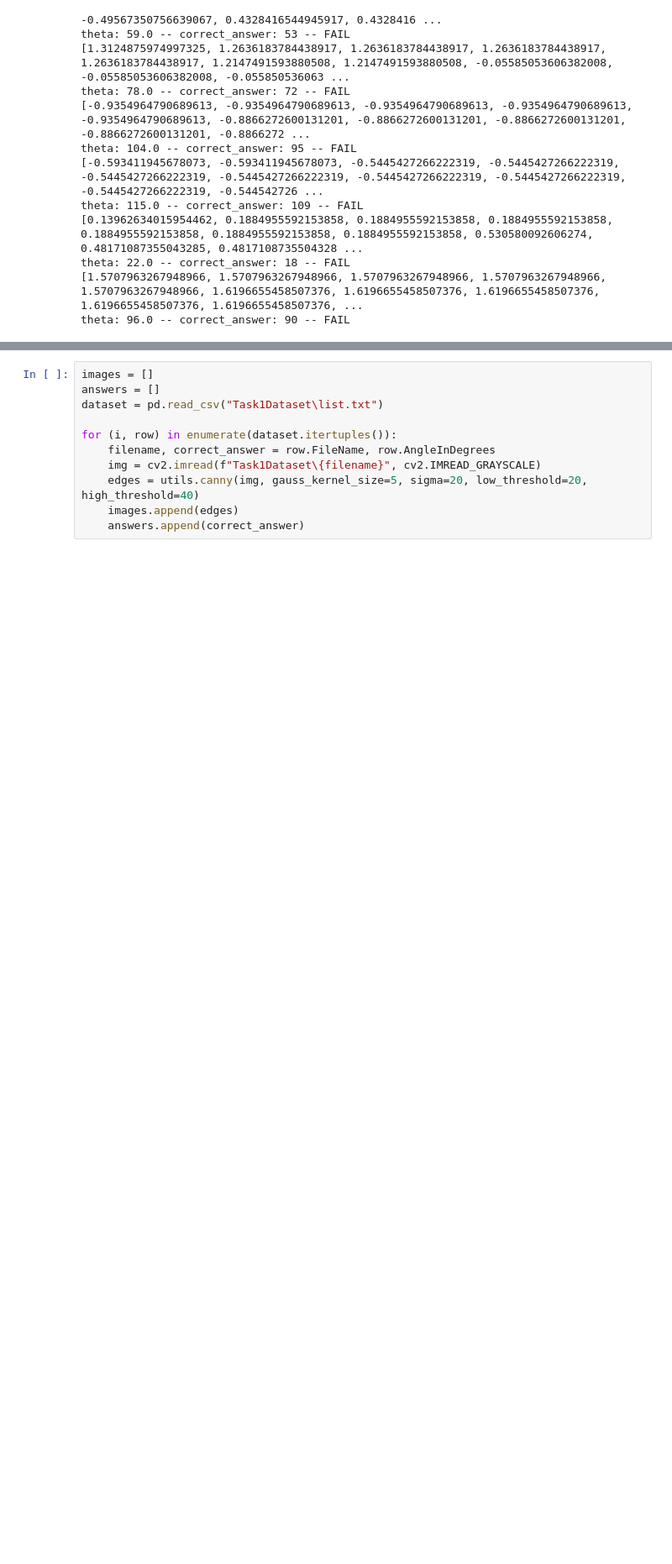
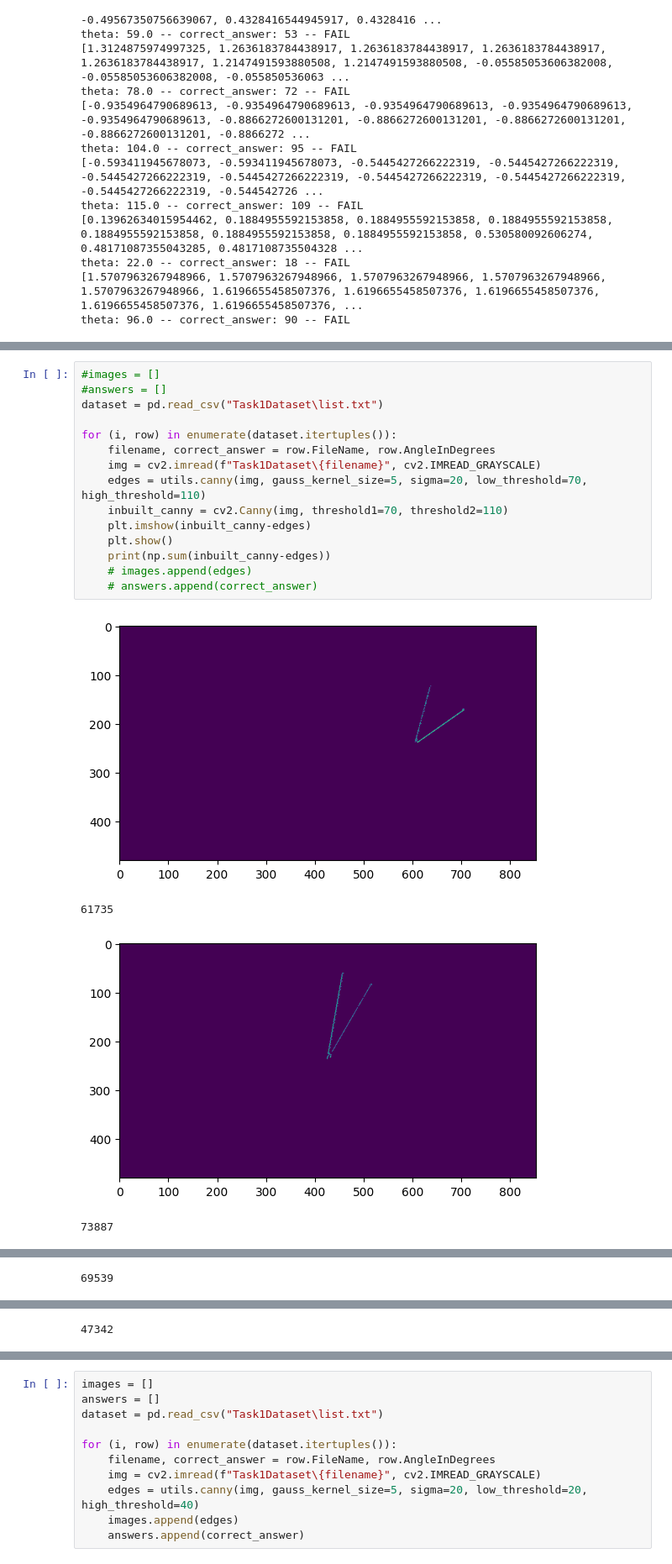
Before and after one commit to coeus-uk/computer-vision, a Jupyter notebook: Task1.ipynb, the cells around one changed output, grey strips where cells are left out. Shown at 84% size. Cells and saved outputs as stored; diff of their text form; blank space fills up the shorter version.

Commit message:
Canny Testing

```diff
--- a/Task1.ipynb
+++ b/Task1.ipynb
@@ -179,0 +190,20 @@ theta: 96.0 -- correct_answer: 90 -- FAIL
+# %%
+#images = []
+#answers = []
+dataset = pd.read_csv("Task1Dataset\list.txt")
+
+for (i, row) in enumerate(dataset.itertuples()):
+    filename, correct_answer = row.FileName, row.AngleInDegrees
+    img = cv2.imread(f"Task1Dataset\{filename}", cv2.IMREAD_GRAYSCALE)
+    edges = utils.canny(img, gauss_kernel_size=5, sigma=20, low_threshold=70, high_threshold=110)
+    inbuilt_canny = cv2.Canny(img, threshold1=70, threshold2=110)
+    plt.imshow(inbuilt_canny-edges)
+    plt.show()
+    print(np.sum(inbuilt_canny-edges))
+    # images.append(edges)
+    # answers.append(correct_answer)
+# %% [output]
+[figure, added]
+61735
+[figure, added]
+73887
@@ -179,0 +211 @@ theta: 96.0 -- correct_answer: 90 -- FAIL
+69539
@@ -179,0 +213 @@ theta: 96.0 -- correct_answer: 90 -- FAIL
+47342
```
Also changed, not shown: parts of 4 cells of this notebook, 2 other files.
